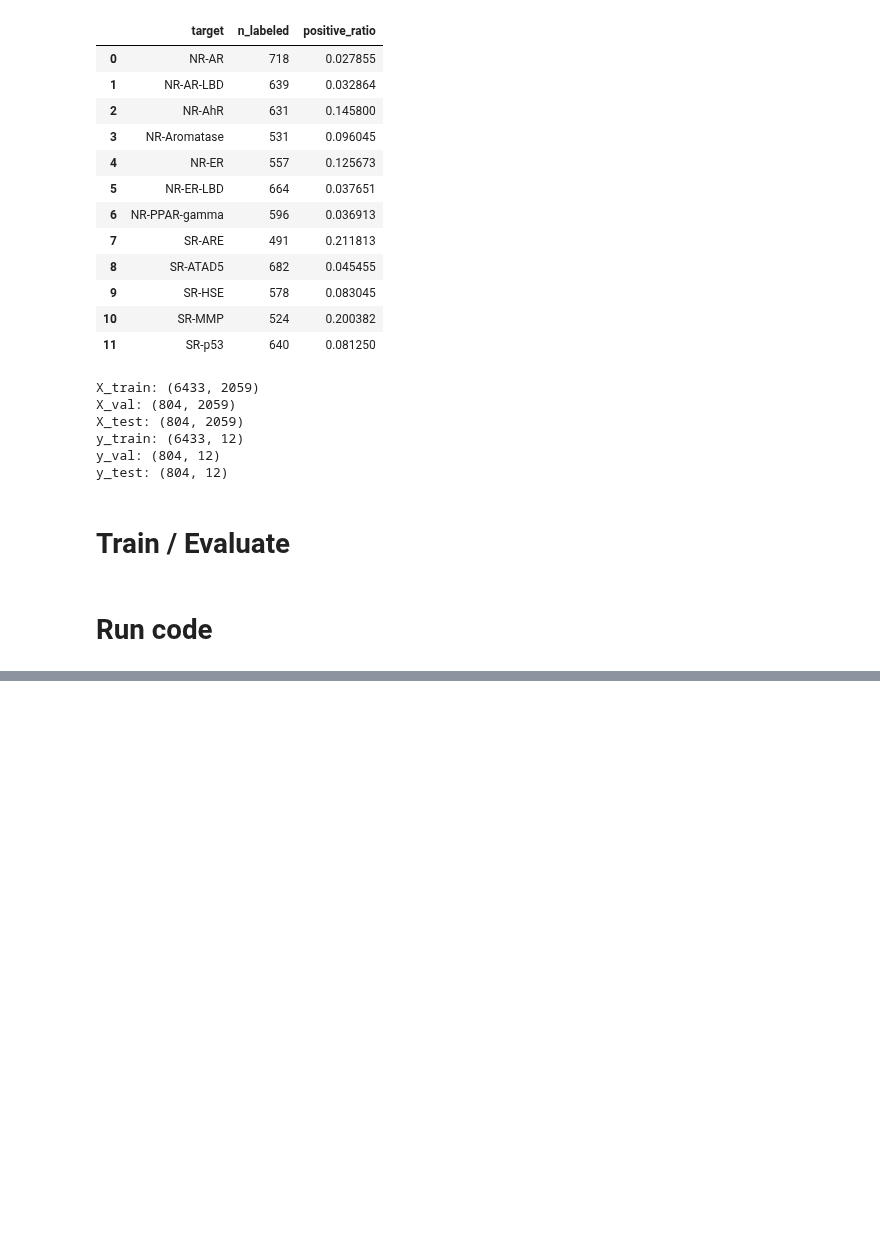
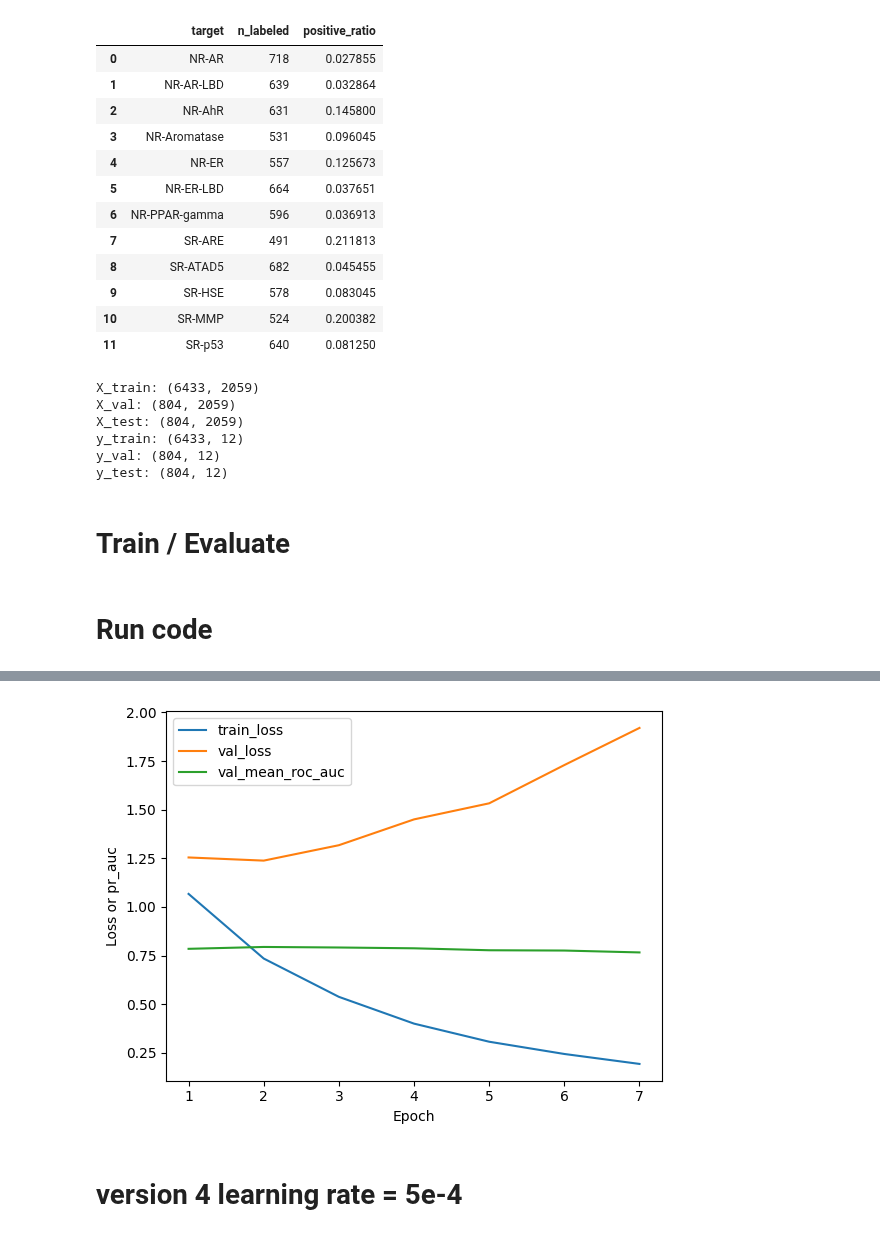
Before and after one commit to jungeun1228/2026_02_Tox21_ML_DL, a Jupyter notebook: 2026_Tox21_DL.ipynb, the cells around one changed output, grey strips where cells are left out. Drawn from its saved outputs; the diff is of its cells as text; code cells hidden in the pictures; blank space fills up the shorter version.

```diff
--- a/2026_Tox21_DL.ipynb
+++ b/2026_Tox21_DL.ipynb
@@ -1243,0 +1379,17 @@ Best val mean PR-AUC: 0.44297234920145373
+# %%
+# Histroy graph
+import matplotlib.pyplot as plt
+
+plt.plot(history_v3_df["epoch"], history_v3_df["train_loss"], label="train_loss")
+plt.plot(history_v3_df["epoch"], history_v3_df["val_loss"], label="val_loss")
+plt.plot(history_v3_df["epoch"], history_v3_df["val_mean_roc_auc"], label="val_mean_roc_auc")
+
+
+plt.xlabel("Epoch")
+plt.ylabel("Loss or pr_auc")
+plt.legend()
+plt.show()
+# %% [output]
+[figure, added]
+# %% [markdown]
+# version 4 learning rate = 5e-4
```
Also changed, not shown: parts of 62 cells of this notebook.
